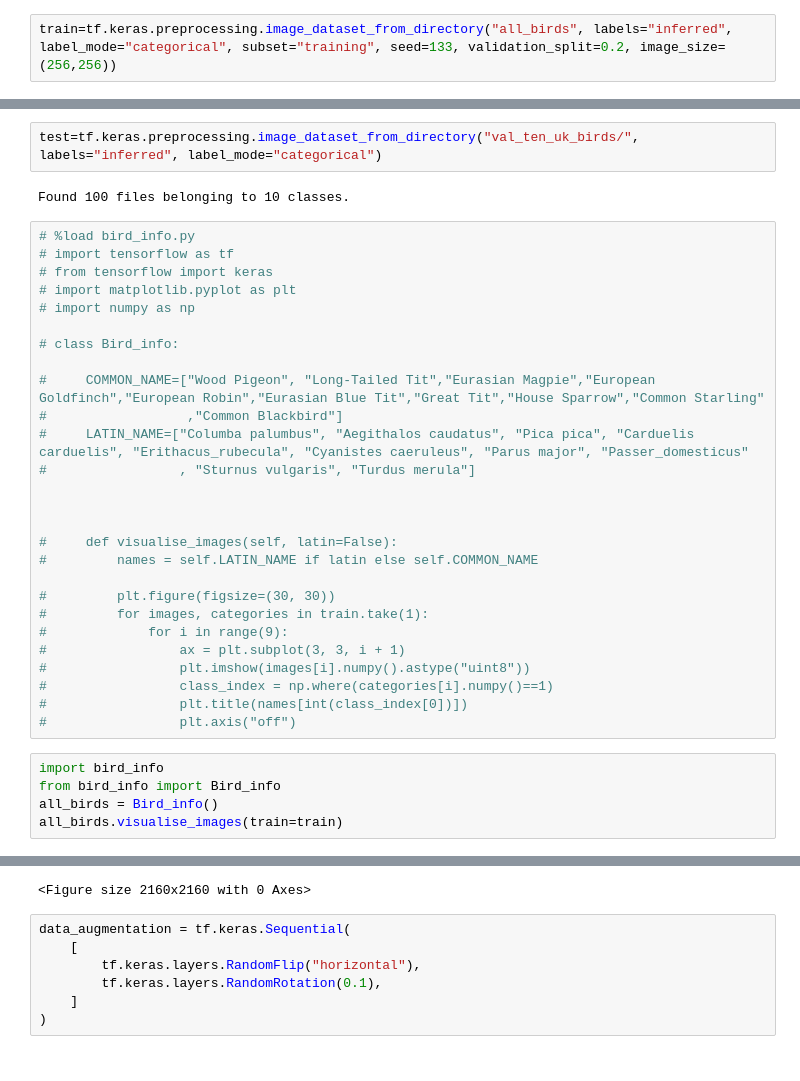
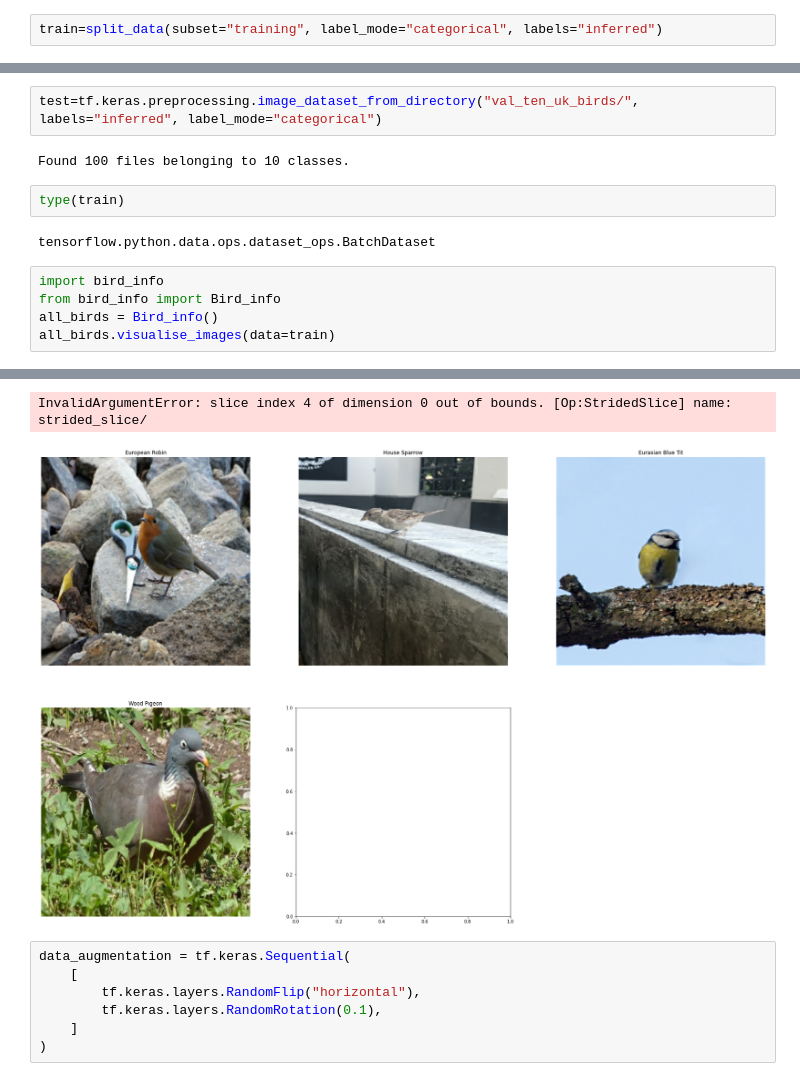
Before and after one commit to michael-robert-poole/BirdWatch, a Jupyter notebook: pre_process.ipynb, the cells around one changed output, grey strips where cells are left out. Saved outputs shown, nothing was run; the diff lists cells and outputs as text.

```diff
--- a/pre_process.ipynb
+++ b/pre_process.ipynb
@@ -9,5 +11,5 @@ from keras.layers import Conv2D, MaxPooling2D, BatchNormalization, Activation, F
 # %%
-train=tf.keras.preprocessing.image_dataset_from_directory("all_birds", labels="inferred", label_mode="categorical", subset="training", seed=133, validation_split=0.2, image_size=(256,256))
+train=split_data(subset="training", label_mode="categorical", labels="inferred")
 # %% [output]
 Found 500 files belonging to 10 classes.
 Using 400 files for training.
@@ -30,37 +26,14 @@ AttributeError: '_NumpyIterator' object has no attribute 'shape'
-# %%
-test=tf.keras.preprocessing.image_dataset_from_directory("val_ten_uk_birds/", labels="inferred", label_mode="categorical")
-# %% [output]
-Found 100 files belonging to 10 classes.
-# %%
-# %load bird_info.py
-# import tensorflow as tf
-# from tensorflow import keras
-# import matplotlib.pyplot as plt
-# import numpy as np
-
-# class Bird_info:
-
-#     COMMON_NAME=["Wood Pigeon", "Long-Tailed Tit","Eurasian Magpie","European Goldfinch","European Robin","Eurasian Blue Tit","Great Tit","House Sparrow","Common Starling"
-#                  ,"Common Blackbird"]
-#     LATIN_NAME=["Columba palumbus", "Aegithalos caudatus", "Pica pica", "Carduelis carduelis", "Erithacus_rubecula", "Cyanistes caeruleus", "Parus major", "Passer_domesticus"
-#                 , "Sturnus vulgaris", "Turdus merula"]
-
-
-
-#     def visualise_images(self, latin=False):
-#         names = self.LATIN_NAME if latin else self.COMMON_NAME
-
-#         plt.figure(figsize=(30, 30))
-#         for images, categories in train.take(1):
-#             for i in range(9):
-#                 ax = plt.subplot(3, 3, i + 1)
-#                 plt.imshow(images[i].numpy().astype("uint8"))
-#                 class_index = np.where(categories[i].numpy()==1)
-#                 plt.title(names[int(class_index[0])])
-#                 plt.axis("off")
+# %%
+test=tf.keras.preprocessing.image_dataset_from_directory("val_ten_uk_birds/", labels="inferred", label_mode="categorical")
+# %% [output]
+Found 100 files belonging to 10 classes.
+# %%
+type(train)
+# %% [output]
+tensorflow.python.data.ops.dataset_ops.BatchDataset
 # %%
 import bird_info
 from bird_info import Bird_info
 all_birds = Bird_info()
-all_birds.visualise_images(train=train)
+all_birds.visualise_images(data=train)
 # %% [output]
@@ -68,4 +42,5 @@ NameError: name 'train' is not defined
-<Figure size 2160x2160 with 0 Axes>
+InvalidArgumentError: slice index 4 of dimension 0 out of bounds. [Op:StridedSlice] name: strided_slice/
+[figure, added]
 # %%
 data_augmentation = tf.keras.Sequential(
     [
```
Also changed, not shown: parts of 11 cells of this notebook, 1 other file.
